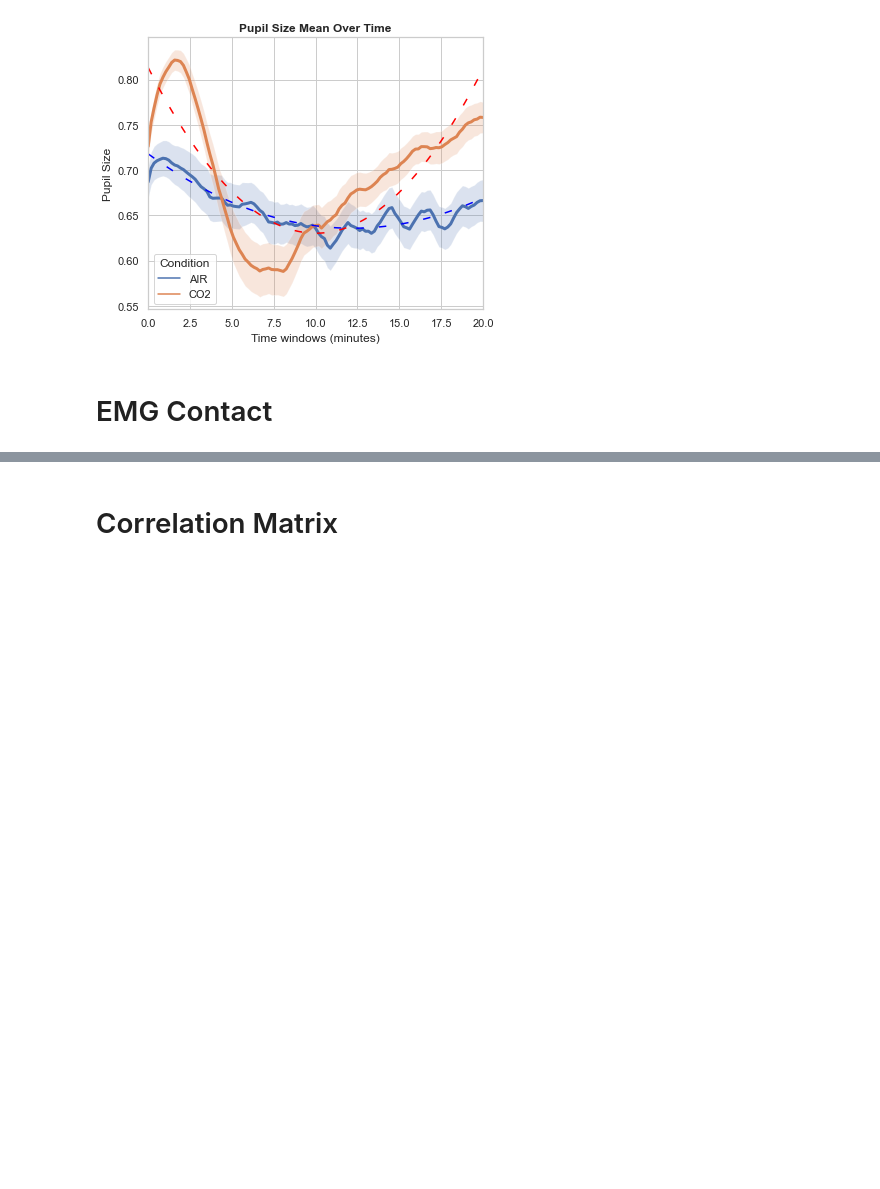
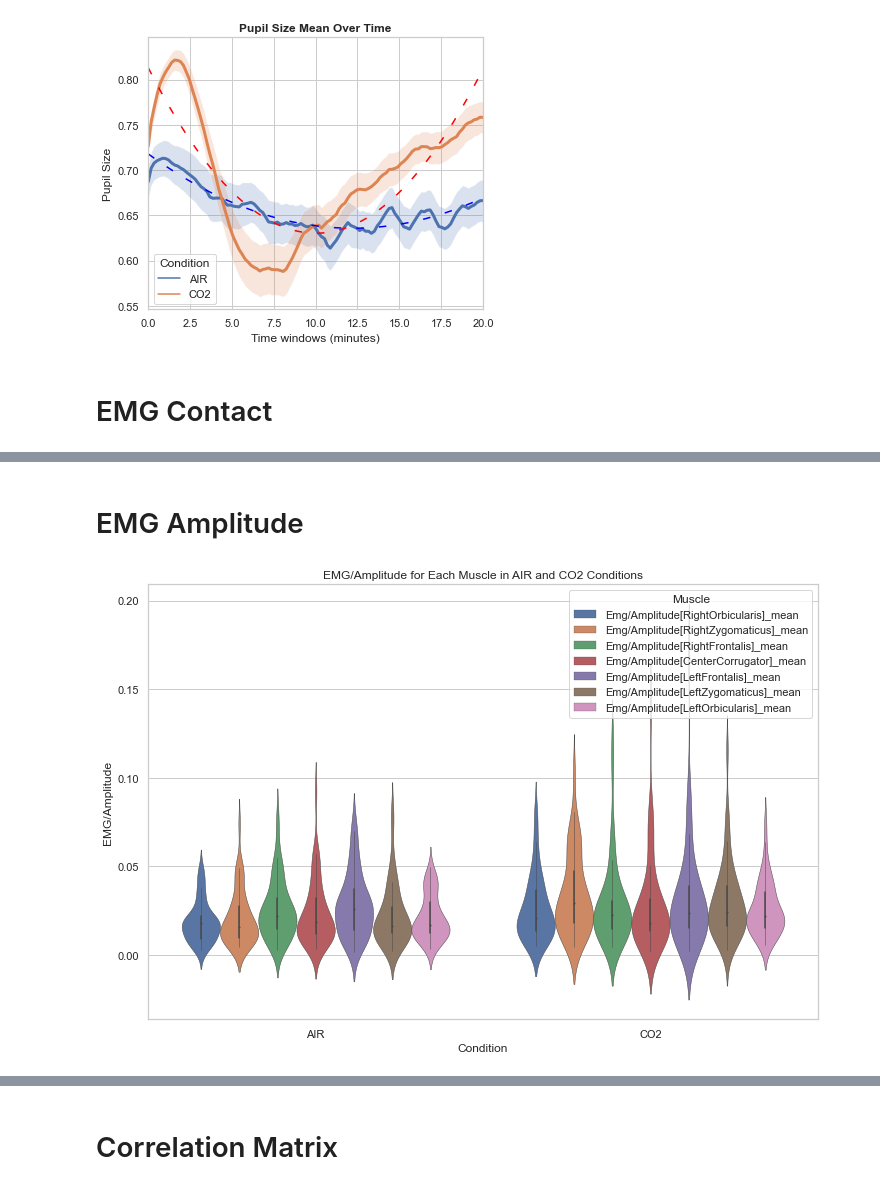
Before and after one commit to michalgnacek/co2-study, a Jupyter notebook: notebooks/3_statistics.ipynb, the cells around one changed output, grey strips where cells are left out. Saved outputs shown, nothing was run; the diff lists cells and outputs as text; code cells hidden in the pictures; blank space fills up the shorter version.

```diff
--- a/notebooks/3_statistics.ipynb
+++ b/notebooks/3_statistics.ipynb
@@ -360,0 +382,41 @@ for muscle in muscles:
+# %% [markdown]
+# EMG Amplitude
+# %%
+# Pupil size
+amp_data_segments = gas_inhalation_segments.filter(regex=r'^(participant_number|Condition|Segment|Emg/Amplitude)').reset_index(drop=True)
+
+amp_air_segments = amp_data_segments[amp_data_segments['Condition']=='AIR']
+amp_co2_segments = amp_data_segments[amp_data_segments['Condition']=='CO2']
+
+amp_data_windows = gas_inhalation_windows.filter(regex=r'^(participant_number|Condition|Segment|window_index|Emg/Amplitude)').reset_index(drop=True)
+amp_air_windows = amp_data_windows[amp_data_windows['Condition']=='AIR']
+amp_co2_windows = amp_data_windows[amp_data_windows['Condition']=='CO2']
+# %%
+import seaborn as sns
+import matplotlib.pyplot as plt
+
+# Filter the dataframe for 'AIR' and 'CO2' conditions
+air_co2_data = amp_data_segments.copy()
+
+# Melt the dataframe to convert separate columns for each muscle into a single column
+melted_data = air_co2_data.melt(id_vars=['Condition', 'Segment'], value_vars=['Emg/Amplitude[RightOrbicularis]_mean', 'Emg/Amplitude[RightZygomaticus]_mean', 'Emg/Amplitude[RightFrontalis]_mean', 'Emg/Amplitude[CenterCorrugator]_mean', 'Emg/Amplitude[LeftFrontalis]_mean', 'Emg/Amplitude[LeftZygomaticus]_mean', 'Emg/Amplitude[LeftOrbicularis]_mean'], var_name='Muscle', value_name='Emg_Amplitude')
+
+# Define the order of the muscles for plotting
+muscle_order = ['RightOrbicularis', 'RightZygomaticus', 'RightFrontalis', 'CenterCorrugator', 'LeftFrontalis', 'LeftZygomaticus', 'LeftOrbicularis']
+
+# Create the violin plot
+plt.figure(figsize=(12, 8))
+sns.violinplot(x='Condition', y='Emg_Amplitude', hue='Muscle', data=melted_data, scale='width', linewidth=0.5)
+
+
+# Customize the plot
+plt.title('EMG/Amplitude for Each Muscle in AIR and CO2 Conditions')
+plt.xlabel('Condition')
+plt.ylabel('EMG/Amplitude')
+plt.legend(title='Muscle')
+
+plt.savefig(os.path.join(notebook_temp_dir, "amp_segments"))
+# Show the plot
+plt.show()
+# %% [output]
+[figure, added]
```
Also changed, not shown: parts of 22 cells of this notebook, 4 other files.
